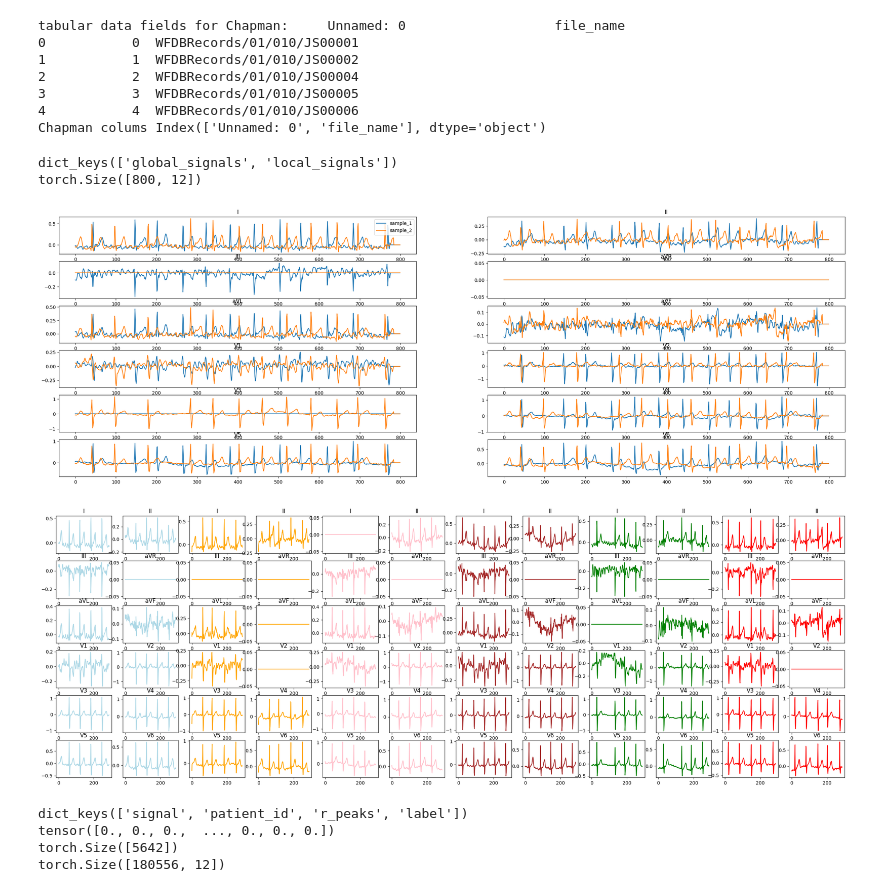
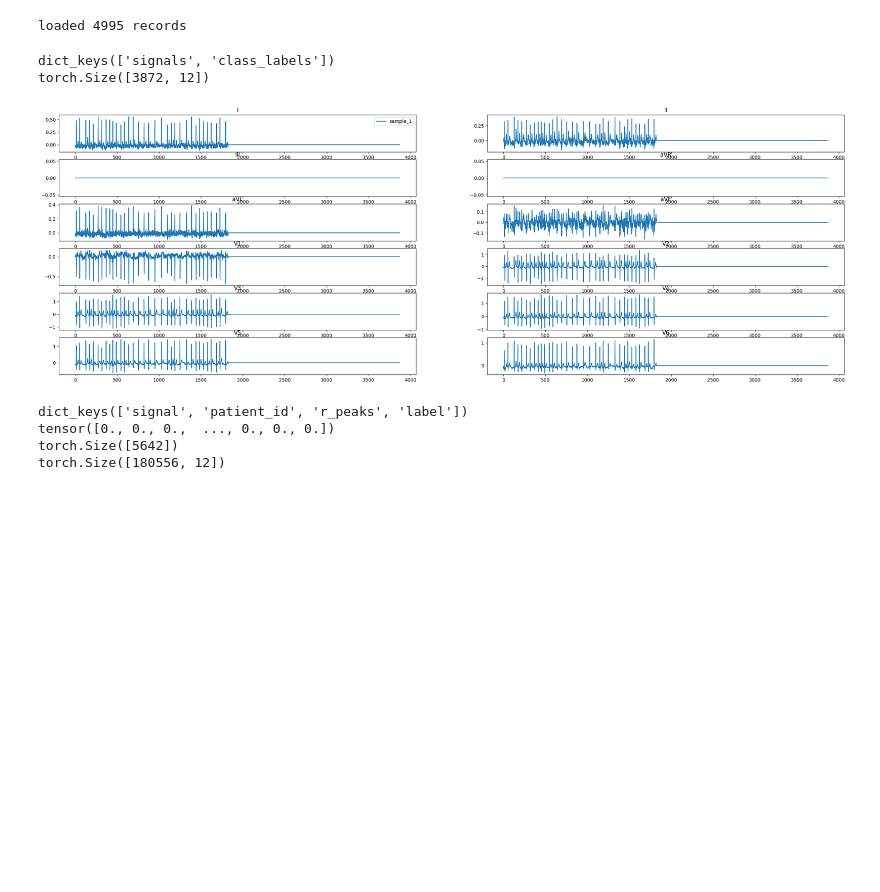
Before and after one commit to Lobster1911/bench-xecg-indian-benchmark, a Jupyter notebook: test.ipynb, the cells around one changed output. Drawn from its saved outputs; the diff is of its cells as text; code cells hidden in the pictures; blank space fills up the shorter version.

```diff
--- a/test.ipynb
+++ b/test.ipynb
@@ -6,9 +6,10 @@ from torch.nn import functional as F
 from dataset.generic_utils import get_transforms
 
 from dataset.mit_bih import ECGMITBIHDataset
-from dataset.code_15 import ECGCODE15Dataset
+from dataset.code import ECGCODE15Dataset
 from dataset.mimic_iv import ECGMIMICDataset
 from dataset.chapman import ECGChapmanDataset
+from dataset.cpsc2018 import ECGCPSC2018Dataset
 class DatasetArgs:
     def __init__(self):
         self.data_folder_code15 = '/media/Volume/data/CODE15/processed'
@@ -17,86 +18,84 @@ class DatasetArgs:
         self.labels_file_mimic=  '/media/Volume/data/MIMIC_IV/exams_filtered.csv'
         self.data_folder_chapman = '/media/Volume/data/ChapmanNingbo/1.0.0/'
         self.labels_file_chapman = '/media/Volume/data/ChapmanNingbo/1.0.0/exams_filtered.csv'
+        self.data_folder_cpsc2018 = '/media/Volume/data/CPSC2018/'
+        self.labels_file_cpsc2018 = '/media/Volume/data/CPSC2018/exams_filtered.csv'
         self.patch_size = 32
         self.normalize = False
         self.leads = ['*']
         self.bidirectional = True
-        self.global_random_crop = 0.8
-        self.local_random_crop = 0.3
+        self.global_random_crop = 0.7
+        self.local_random_crop = 0.2
         self.random_drop_leads = 0.1
         self.random_surrogate_prob = 0.
         self.random_jitter_prob = 0.
         self.random_resample = True
         self.use_teacher_student = True
-        self.random_crop=0.
+        self.random_crop=1.0
         self.strategy = 'masked_token_prediction'
-        self.n_global_view=2
-        self.n_local_view=6
+        self.n_global_view=1
+        self.n_local_view=0
         self.sampling_freq=100
         self.nk_clean=False
         self.shift_baseline_wander_in_sample=True
         self.shuffle_baseline_wander_in_batch=True
         self.batch_size = 32
         self.num_workers = 1
+        self.random_change_amplitude = 0.
+        self.task='multilabel'
 
 config = DatasetArgs()
 
-dataset = ECGChapmanDataset(config, global_augmentations=get_transforms(config, type='global'), local_augmentations=get_transforms(config, type='local'))
+dataset = ECGCPSC2018Dataset(config, global_augmentations=get_transforms(config, type='global'), local_augmentations=get_transforms(config, type='local'))
 # %% [output]
-tabular data fields for Chapman:     Unnamed: 0                   file_name
-0           0  WFDBRecords/01/010/JS00001
-1           1  WFDBRecords/01/010/JS00002
-2           2  WFDBRecords/01/010/JS00004
-3           3  WFDBRecords/01/010/JS00005
-4           4  WFDBRecords/01/010/JS00006
-Chapman colums Index(['Unnamed: 0', 'file_name'], dtype='object')
+loaded 4995 records
 # %%
 from dataset import generic_utils
+import dataset.cpsc2018 as cpsc_utils
 
-train_dataloader = DataLoader(dataset, batch_size=config.batch_size, shuffle=True, num_workers=config.num_workers, collate_fn=generic_utils.make_collate_fn(config), drop_last=True)
+train_dataloader = DataLoader(dataset, batch_size=config.batch_size, shuffle=True, num_workers=config.num_workers, collate_fn=cpsc_utils.make_collate_fn(config), drop_last=True)
 sample = train_dataloader.__iter__().__next__()
 print(sample.keys())
 
-sample_idx = 2
+sample_idx = 0
 
 
-sample_g1 = sample['global_signals'][0][sample_idx]
-sample_g2 = sample['global_signals'][1][sample_idx]
+sample_g1 = sample['signals'][sample_idx]
+# sample_g2 = sample['signals'][sample_idx]
 
 
 
 import matplotlib.pyplot as plt
 import numpy as np
 
 
 fig, axs = plt.subplots(6, 2, figsize=(30, 10))
 leads = ['I', 'II', 'III', 'aVR', 'aVL', 'aVF', 'V1', 'V2', 'V3', 'V4', 'V5', 'V6']
 
 print(sample_g1.shape)
 
 for i in range(12):
     ax = axs[i//2, i%2]
     ax.plot(sample_g1[:, i])
-    ax.plot(sample_g2[:, i])
+    # ax.plot(sample_g2[:, i])
 
     ax.set_title(leads[i])
     if i == 0:
         ax.legend(['sample_1', 'sample_2'])
 
-fig, axs = plt.subplots(6, 2 * 6, figsize=(30, 10))
+# fig, axs = plt.subplots(6, 2 * 6, figsize=(30, 10))
 
 # 6 different colors:
-colors = ['lightblue', 'orange', 'pink', 'brown', 'green', 'red']
-for j, g in enumerate(sample['local_signals']):
-    for i in range(12):
-        ax = axs[i//2, i%2 + j*2]
-        ax.plot(g[sample_idx, :, i], color=colors[j])
-        ax.set_title(leads[i])
+# colors = ['lightblue', 'orange', 'pink', 'brown', 'green', 'red']
+#for j, g in enumerate(sample['local_signals']):
+#    for i in range(12):
+#        ax = axs[i//2, i%2 + j*2]
+#        ax.plot(g[sample_idx, :, i], color=colors[j])
+#        ax.set_title(leads[i])
 # %% [output]
-dict_keys(['global_signals', 'local_signals'])
-torch.Size([800, 12])
+dict_keys(['signals', 'class_labels'])
+torch.Size([3872, 12])
-[figure, old version]
+[figure, new version]
-[figure, removed]
 # %%
 import yaml
 from dataset.generic_utils import get_transforms
```
Also changed, not shown: 8 other files.
